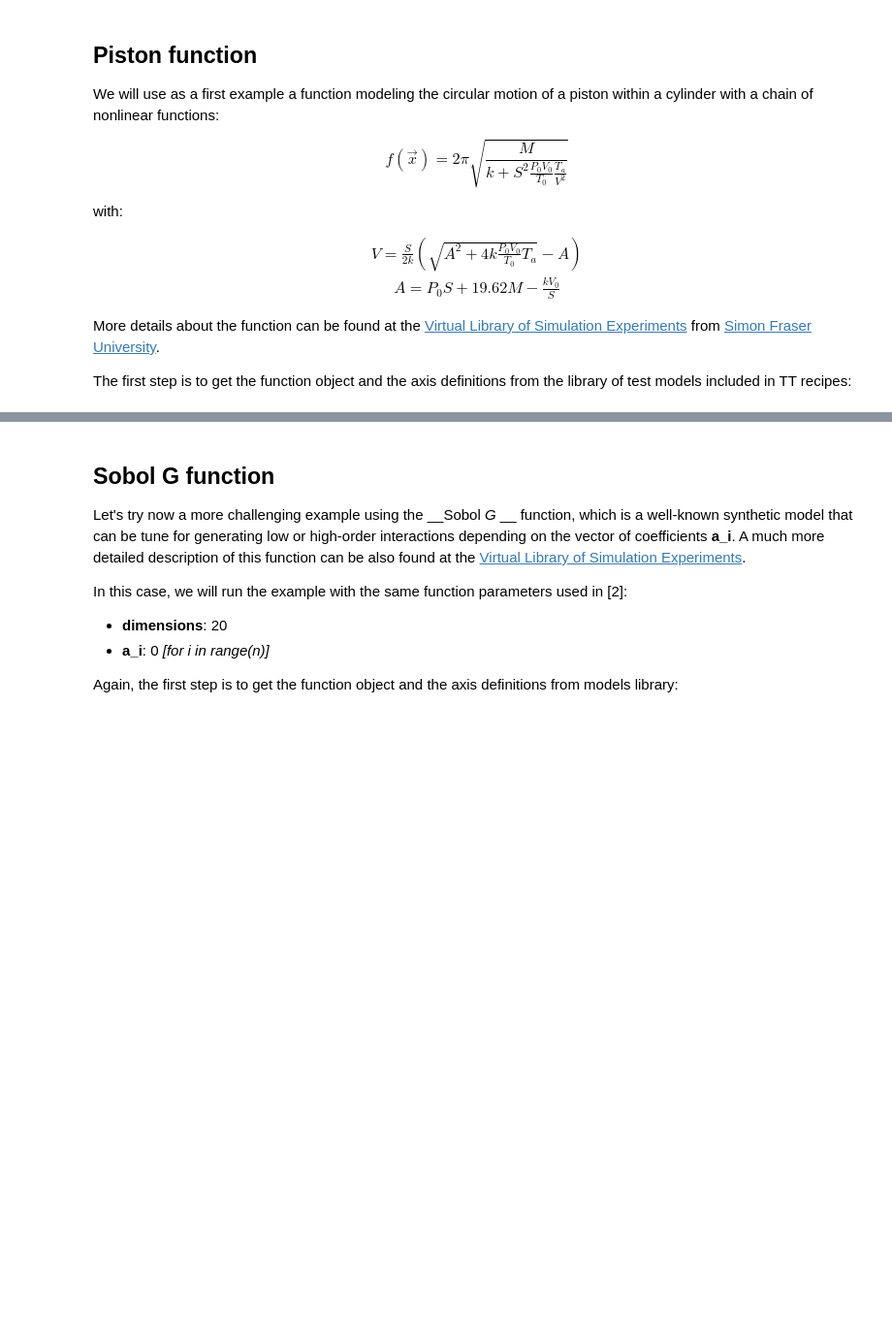
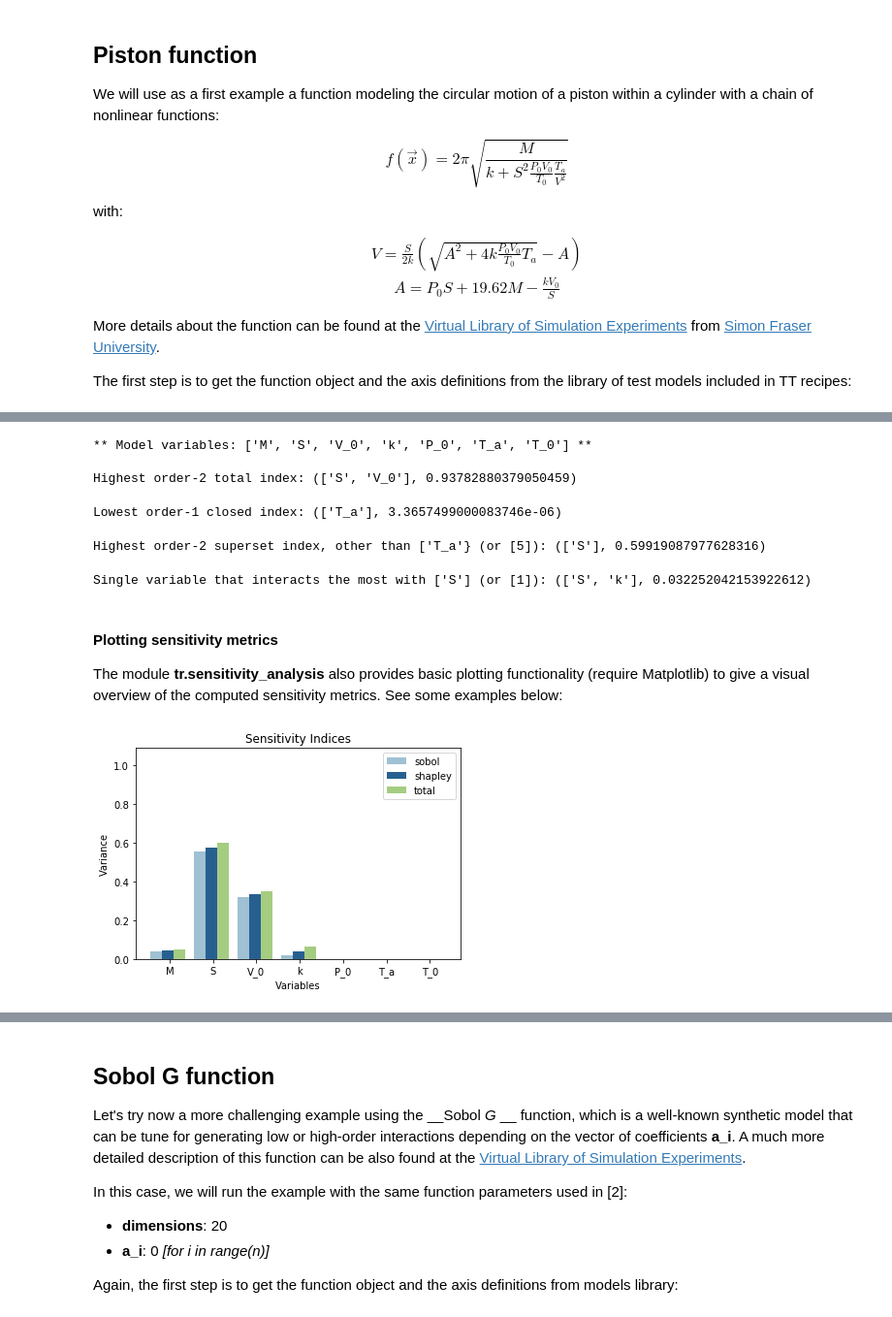
Before and after one commit to rballester/ttrecipes, a Jupyter notebook: examples/sensitivity_analysis/Sensitivity Analysis Examples.ipynb, the cells around one changed output, grey strips where cells are left out. Shown at 97% size. Cells and saved outputs as stored; diff of their text form; code cells hidden in the pictures; blank space fills up the shorter version.

Commit message:
Models, PCE completion, etc.

```diff
--- a/examples/sensitivity_analysis/Sensitivity Analysis Examples.ipynb
+++ b/examples/sensitivity_analysis/Sensitivity Analysis Examples.ipynb
@@ -77,7 +109,6 @@ All the other parameters are optional and control different settings, as the def
 # %%
 # Compute sensitivity indices and print result tables
 print("+ Computing tensor approximations of variance-based sensitivity metrics...")
-results = tr.sensitivity_analysis.var_metrics(
+metrics = tr.sensitivity_analysis.var_metrics(
     f_piston, axes_piston, default_bins=bins, verbose=verbose, eps=1e-5,
-    max_order=max_order, cross_kwargs=dict(),
-    print_results=True)
+    random_seed=random_seed, cross_kwargs=dict(), max_order=max_order, show=True)
@@ -92,0 +227,36 @@ results = tr.sensitivity_analysis.var_metrics(
+# %%
+print("** Model variables: {} **\n".format(metrics['variables']))
+print("Highest order-2 total index:",
+      tr.sensitivity_analysis.query_sobol(metrics, max_order=2,
+                                          index_type='total'))
+# %% [output]
+** Model variables: ['M', 'S', 'V_0', 'k', 'P_0', 'T_a', 'T_0'] **
+
+Highest order-2 total index: (['S', 'V_0'], 0.93782880379050459)
+# %%
+print("Lowest order-1 closed index:",
+      tr.sensitivity_analysis.query_sobol(metrics, min_order=1,
+                                          index_type='closed', mode='lowest'))
+# %% [output]
+Lowest order-1 closed index: (['T_a'], 3.3657499000083746e-06)
+# %%
+print("Highest order-2 superset index, other than ['T_a'} (or [5]):",
+      tr.sensitivity_analysis.query_sobol(metrics, exclude=['T_a'], max_order=2,
+                                          index_type='superset', mode='highest'))
+# %% [output]
+Highest order-2 superset index, other than ['T_a'} (or [5]): (['S'], 0.59919087977628316)
+# %%
+print("Single variable that interacts the most with ['S'] (or [1]):",
+      tr.sensitivity_analysis.query_sobol(metrics, include=['S'],
+                                          min_order=2, max_order=2,
+                                          index_type='superset', mode='highest'))
+# %% [output]
+Single variable that interacts the most with ['S'] (or [1]): (['S', 'k'], 0.032252042153922612)
+# %% [markdown]
+#### Plotting sensitivity metrics
+
+The module **tr.sensitivity_analysis** also provides basic plotting functionality (require Matplotlib) to give a visual overview of the computed sensitivity metrics. See some examples below:
+# %%
+fig, ax = tr.sensitivity_analysis.plot_indices(metrics)
+# %% [output]
+[figure, added]
```
Also changed, not shown: parts of 23 cells of this notebook, 21 other files.
